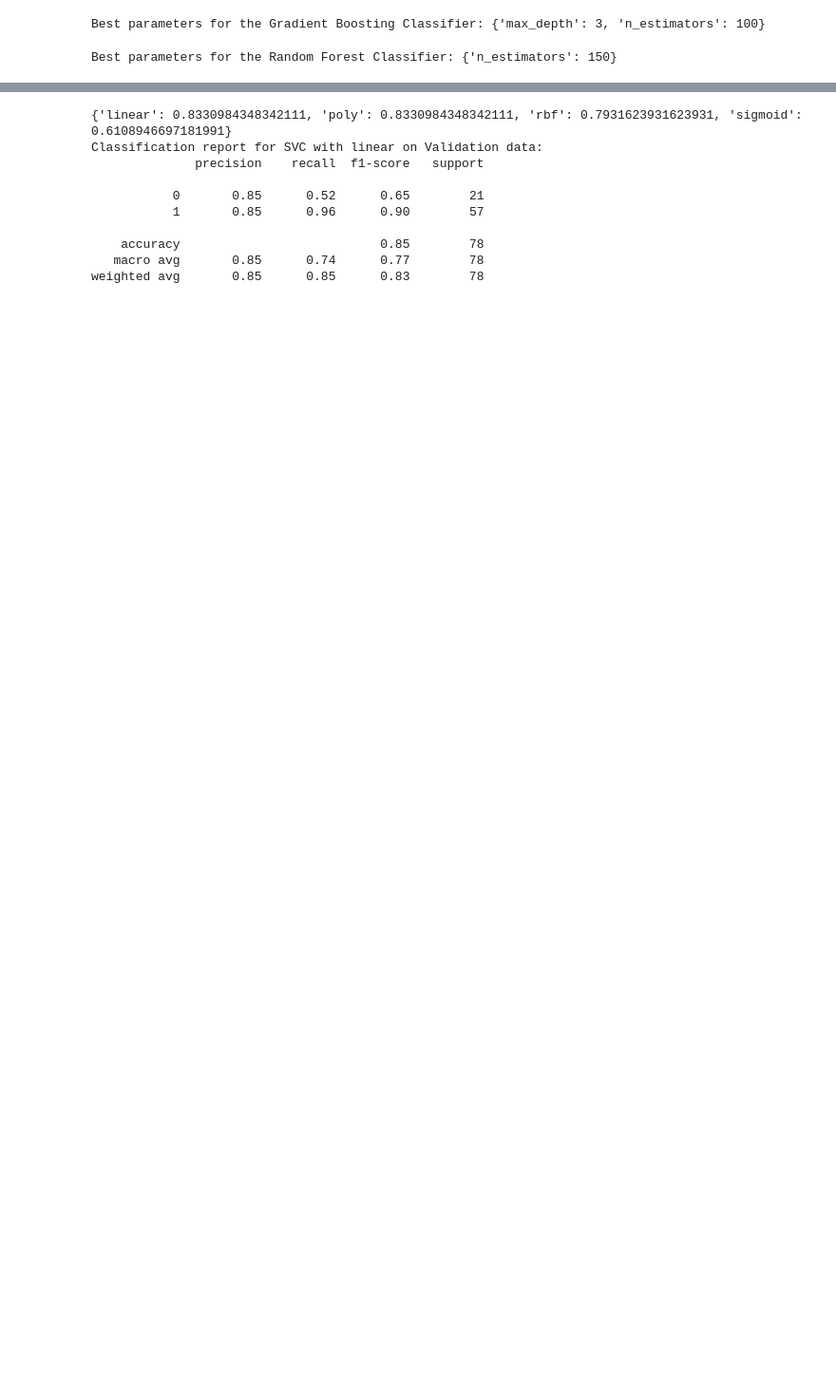
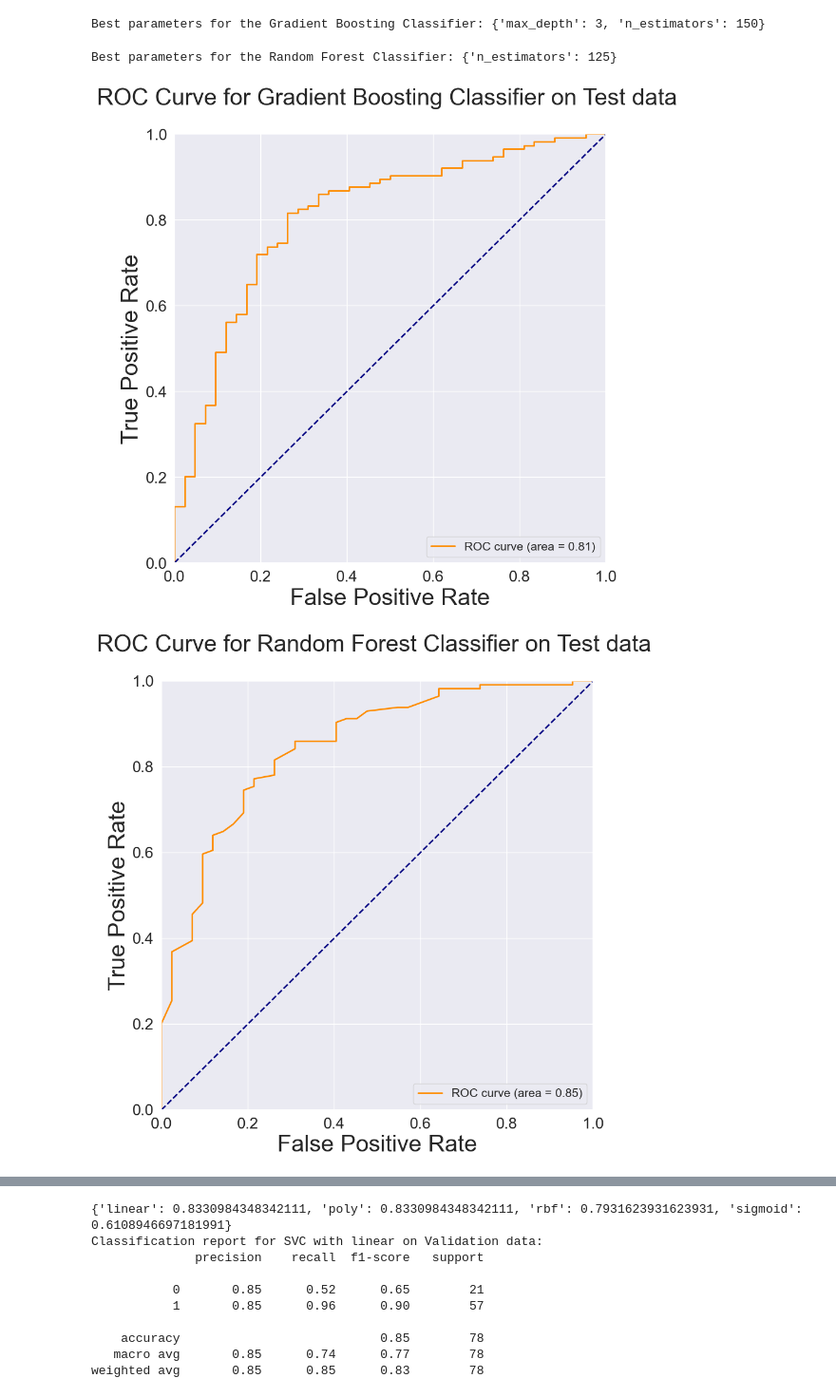
Before and after one commit to phil-mira/AMLS_assignment24_25, a Jupyter notebook: A/main_A.ipynb, the cells around one changed output, grey strips where cells are left out. Shown at 95% size. Drawn from its saved outputs; the diff is of its cells as text; code cells hidden in the pictures; blank space fills up the shorter version.

```diff
--- a/A/main_A.ipynb
+++ b/A/main_A.ipynb
@@ -104,33 +88,49 @@ weighted avg       0.86      0.86      0.85        78
 # Tune the GBC model using GridSearchCV
 from sklearn.model_selection import GridSearchCV
 param_grid = {
-    'n_estimators': [50, 100, 150],
-    'max_depth': [3, 5]
+    'n_estimators': [100, 125, 150],
+    'max_depth': [3, 4]
 }
-grid_search = GridSearchCV(gbc, param_grid, cv=2)
+grid_search = GridSearchCV(gbc, param_grid, cv=3, scoring='f1_weighted')
 grid_search.fit(breastmnist_train_images.drop(columns='label'), breastmnist_train_images['label'])
 print(f'Best parameters for the Gradient Boosting Classifier: {grid_search.best_params_}')
 # %% [output]
-Best parameters for the Gradient Boosting Classifier: {'max_depth': 3, 'n_estimators': 100}
+Best parameters for the Gradient Boosting Classifier: {'max_depth': 3, 'n_estimators': 150}
 # %%
 # Tune the RFC model using GridSearchCV
 param_grid = {
-    'n_estimators': [50, 100, 150]
+    'n_estimators': [100, 125, 150]
 }
 grid_search = GridSearchCV(rfc, param_grid, cv=3)
 grid_search.fit(breastmnist_train_images.drop(columns='label'), breastmnist_train_images['label'])
 print(f'Best parameters for the Random Forest Classifier: {grid_search.best_params_}')
 # %% [output]
-Best parameters for the Random Forest Classifier: {'n_estimators': 150}
+Best parameters for the Random Forest Classifier: {'n_estimators': 125}
 # %%
 
 # Adjust the models with the best parameters
-gbc = GradientBoostingClassifier(n_estimators=100, max_depth=3)
+gbc = GradientBoostingClassifier(n_estimators=150, max_depth=3)
 gbc.fit(breastmnist_train_images.drop(columns='label'), breastmnist_train_images['label'])
 
-rfc = RandomForestClassifier(n_estimators=150)
+rfc = RandomForestClassifier(n_estimators=125)
 rfc.fit(breastmnist_train_images.drop(columns='label'), breastmnist_train_images['label'])
 
 # Evaluate the models on the test sets
 gbc_test_predictions = gbc.predict(breastmnist_test_images.drop(columns='label'))
 rfc_test_predictions = rfc.predict(breastmnist_test_images.drop(columns='label'))
+
+# Evaluate the probability of the models on the test sets
+gbc_test_probabilities = gbc.predict_proba(breastmnist_test_images.drop(columns='label'))
+rfc_test_probabilities = rfc.predict_proba(breastmnist_test_images.drop(columns='label'))
+# %%
+import importlib
+import helper_functions
+importlib.reload(helper_functions)
+from helper_functions import *
+
+# Evaluate the RoC-AUC graphs of the models on the test sets
+plot_roc_curve(breastmnist_test_images['label'], gbc_test_probabilities[:, 1], 'Gradient Boosting Classifier', 'Test')
+plot_roc_curve(breastmnist_test_images['label'], rfc_test_probabilities[:, 1], 'Random Forest Classifier', 'Test')
+# %% [output]
+[figure, added]
+[figure, added]
```
Also changed, not shown: parts of 10 cells of this notebook, 16 other files.
